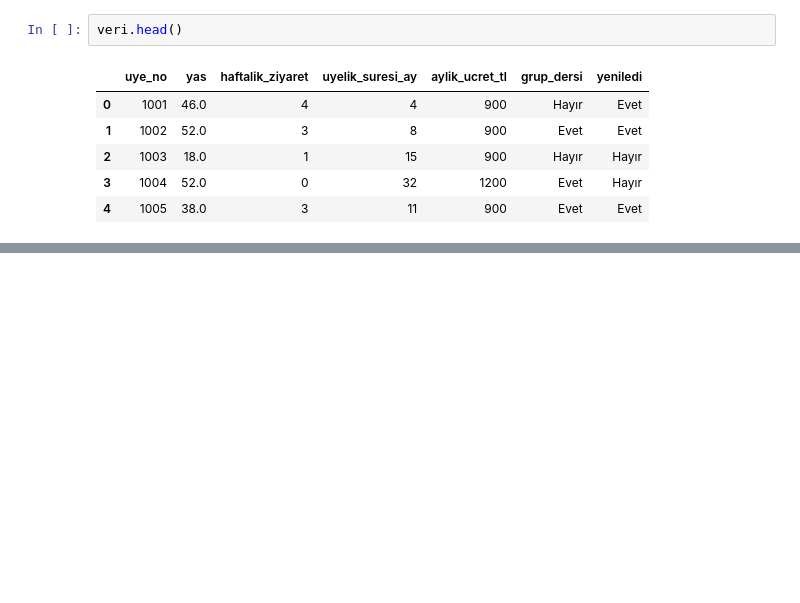
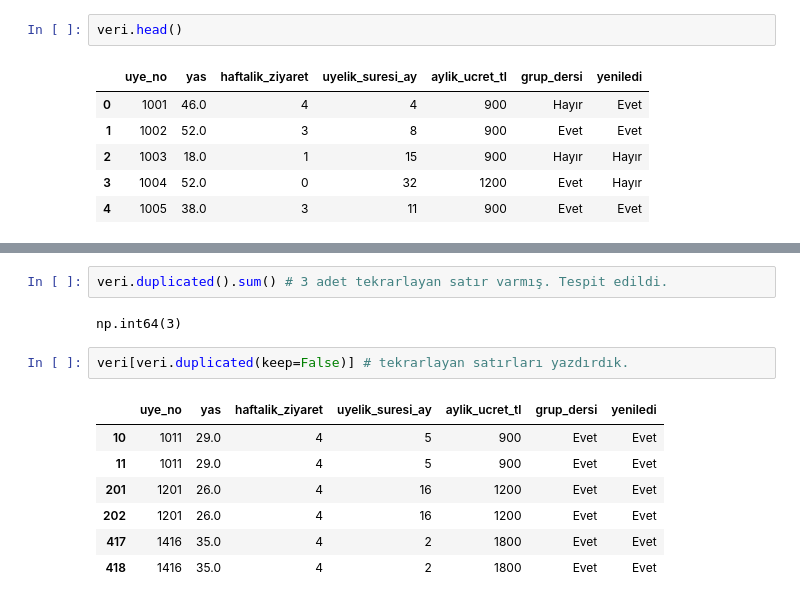
Before and after one commit to europecodingschool/ECS---VB---YZ---08.26, a Jupyter notebook: VB_YZ_Ders_13_.ipynb, the cells around one changed output, grey strips where cells are left out. Drawn from its saved outputs; the diff is of its cells as text; blank space fills up the shorter version.

```diff
--- a/VB_YZ_Ders_13_.ipynb
+++ b/VB_YZ_Ders_13_.ipynb
@@ -23,0 +57,14 @@ veri.head()
+# %%
+veri.duplicated().sum() # 3 adet tekrarlayan satır varmış. Tespit edildi.
+# %% [output]
+np.int64(3)
+# %%
+veri[veri.duplicated(keep=False)] # tekrarlayan satırları yazdırdık.
+# %% [output]
+|  | uye_no | yas | haftalik_ziyaret | uyelik_suresi_ay | aylik_ucret_tl | grup_dersi | yeniledi |
+| 10 | 1011 | 29.0 | 4 | 5 | 900 | Evet | Evet |
+| 11 | 1011 | 29.0 | 4 | 5 | 900 | Evet | Evet |
+| 201 | 1201 | 26.0 | 4 | 16 | 1200 | Evet | Evet |
+| 202 | 1201 | 26.0 | 4 | 16 | 1200 | Evet | Evet |
+| 417 | 1416 | 35.0 | 4 | 2 | 1800 | Evet | Evet |
+| 418 | 1416 | 35.0 | 4 | 2 | 1800 | Evet | Evet |
```
Also changed, not shown: parts of 13 cells of this notebook.
